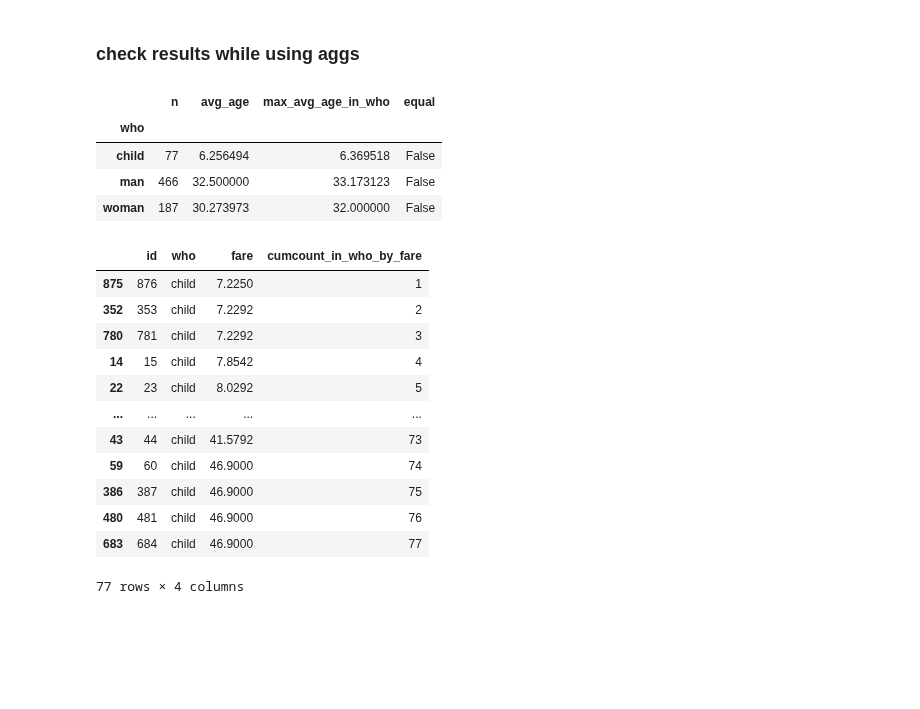
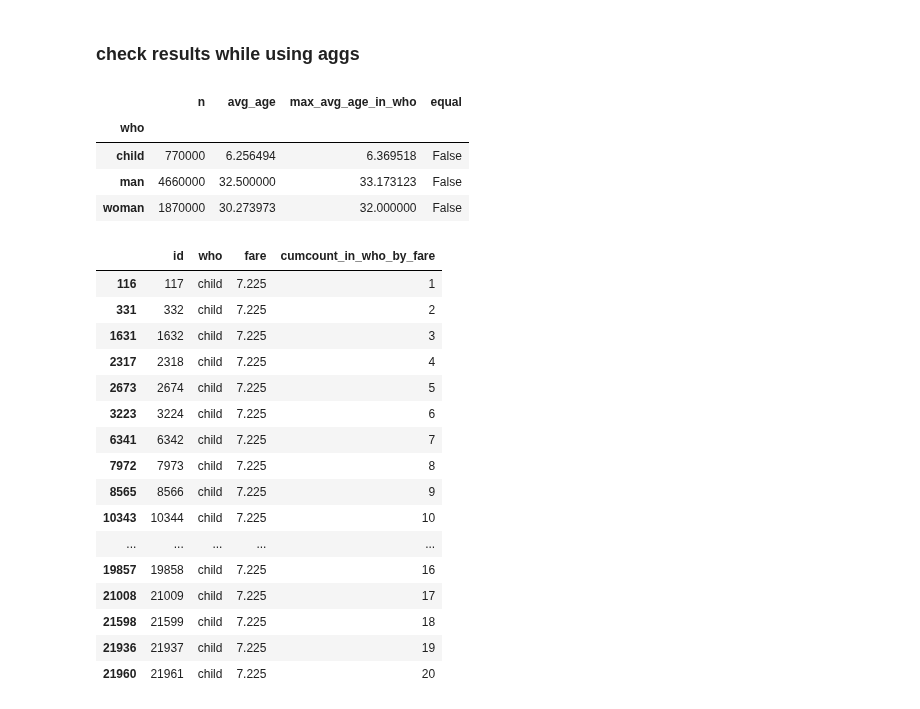
Before and after one commit to 0xdomyz/python_collection, a Jupyter notebook: data_related/pandas_related/intro/pd_analytics.ipynb, the cells around one changed output. Saved outputs shown, nothing was run; the diff lists cells and outputs as text; code cells hidden in the pictures; blank space fills up the shorter version.

```diff
--- a/data_related/pandas_related/intro/pd_analytics.ipynb
+++ b/data_related/pandas_related/intro/pd_analytics.ipynb
@@ -79,3 +35,8 @@ df.shape = (891, 4)
 2         1  woman  26.0   7.9250
 3         1  woman  35.0  53.1000
 4         0    man  35.0   8.0500
+# %%
+# expand df by 10000 times
+df = pd.concat([df] * 10000, ignore_index=True)
+df = df.sample(frac=1, random_state=42).reset_index(drop=True)
+print(f"{df.shape = }")
@@ -89,29 +52,16 @@ df2["id"] = range(1, len(df2) + 1)
 df2["avg_age_in_who"] = df2.groupby("who", dropna=False)["age"].transform("mean")
 # %%
 df2["cumcount_in_who_by_fare"] = (
-    df2.groupby(["who"], dropna=False)
-    .apply(
-        lambda x: pd.Series(
-            range(1, len(x) + 1),
-            index=x.sort_values(["fare", "id"], na_position="last").index,
-        ),
-        include_groups=False,
-    )
-    .reset_index(level=0, drop=True)
+    df2.sort_values(["fare", "id"], na_position="last")
+    .groupby("who", dropna=False)
+    .cumcount()
+    + 1
 )
 # %%
-def func(x: pd.DataFrame) -> pd.Series:
-    sorted_x = x.sort_values(["fare", "id"], na_position="last")
-    return pd.Series(
-        np.repeat(sorted_x.head(1)["age"].values, len(x)),
-        index=sorted_x.index,
-    )
-
-
 df2["age_of_lowest_fare_in_who"] = (
-    df2.groupby(["who"], dropna=False)
-    .apply(func, include_groups=False)
-    .reset_index(level=0, drop=True)
+    df2.sort_values(["fare", "id"], na_position="last")
+    .groupby("who", dropna=False)["age"]
+    .transform("first")
 )
 # %%
 src_col = "fare"
@@ -231,27 +181,31 @@ df2.groupby(["who"], dropna=False).agg(
 # %% [output]
 |  | n | avg_age | max_avg_age_in_who | equal |
 | who |  |  |  |  |
-| child | 77 | 6.256494 | 6.369518 | False |
-| man | 466 | 32.500000 | 33.173123 | False |
-| woman | 187 | 30.273973 | 32.000000 | False |
+| child | 770000 | 6.256494 | 6.369518 | False |
+| man | 4660000 | 32.500000 | 33.173123 | False |
+| woman | 1870000 | 30.273973 | 32.000000 | False |
 # %%
 df2.loc[
     lambda x: x["who"] == "child", ["id", "who", "fare", "cumcount_in_who_by_fare"]
-].sort_values(["fare", "id"])
+].sort_values(["fare", "id"]).head(20)
 # %% [output]
 |  | id | who | fare | cumcount_in_who_by_fare |
-| 875 | 876 | child | 7.2250 | 1 |
-| 352 | 353 | child | 7.2292 | 2 |
-| 780 | 781 | child | 7.2292 | 3 |
-| 14 | 15 | child | 7.8542 | 4 |
-| 22 | 23 | child | 8.0292 | 5 |
+| 116 | 117 | child | 7.225 | 1 |
+| 331 | 332 | child | 7.225 | 2 |
+| 1631 | 1632 | child | 7.225 | 3 |
+| 2317 | 2318 | child | 7.225 | 4 |
+| 2673 | 2674 | child | 7.225 | 5 |
+| 3223 | 3224 | child | 7.225 | 6 |
+| 6341 | 6342 | child | 7.225 | 7 |
+| 7972 | 7973 | child | 7.225 | 8 |
+| 8565 | 8566 | child | 7.225 | 9 |
+| 10343 | 10344 | child | 7.225 | 10 |
 | ... | ... | ... | ... | ... |
-| 43 | 44 | child | 41.5792 | 73 |
-| 59 | 60 | child | 46.9000 | 74 |
-| 386 | 387 | child | 46.9000 | 75 |
-| 480 | 481 | child | 46.9000 | 76 |
-| 683 | 684 | child | 46.9000 | 77 |
+| 19857 | 19858 | child | 7.225 | 16 |
+| 21008 | 21009 | child | 7.225 | 17 |
+| 21598 | 21599 | child | 7.225 | 18 |
+| 21936 | 21937 | child | 7.225 | 19 |
+| 21960 | 21961 | child | 7.225 | 20 |
-77 rows × 4 columns
 # %%
 df2.loc[
     lambda x: x["who"] == "man", ["id", "who", "fare", "cumcount_in_who_by_fare"]
```
Also changed, not shown: parts of 8 cells of this notebook, 1 other file.
